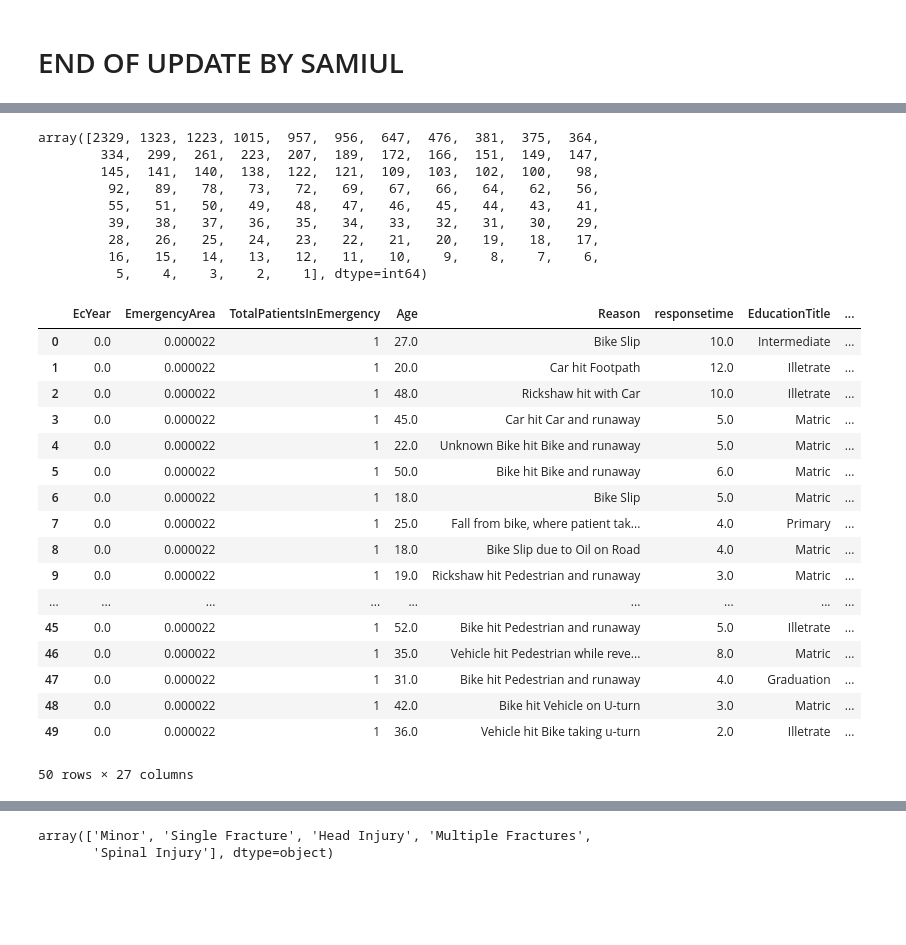
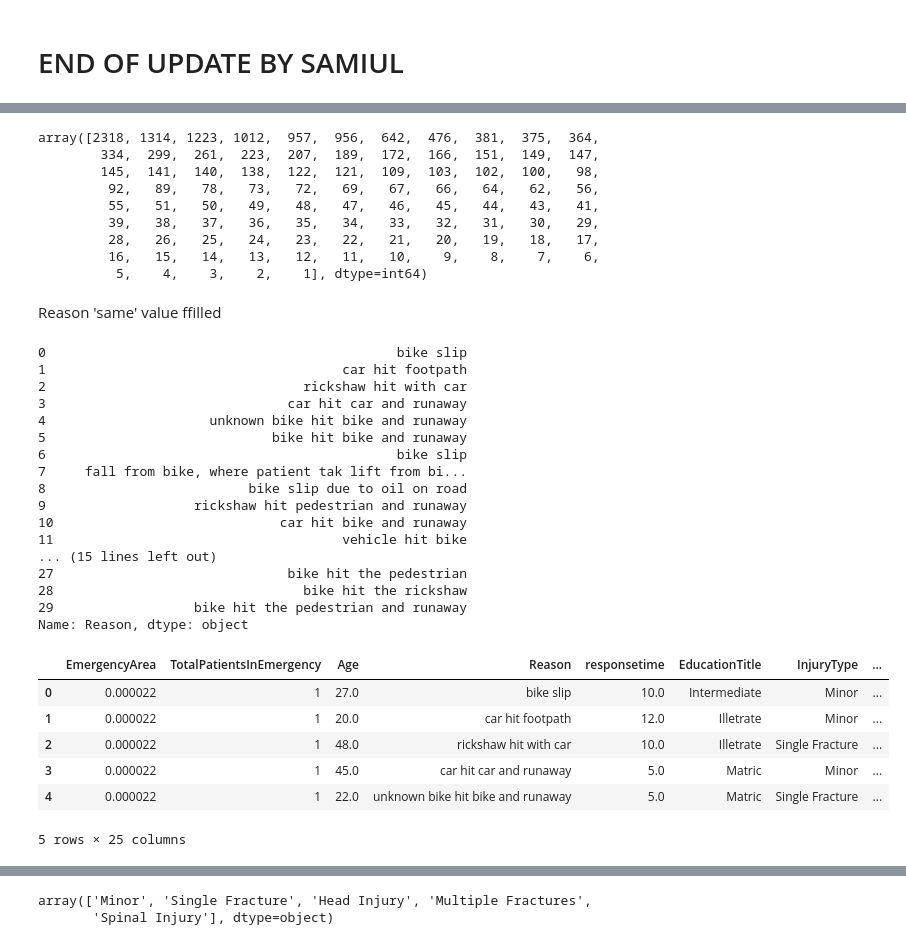
Before and after one commit to B-I-T-W-I-S-E-M-I-N-D-S/Apply-Data-PreProcessing, a Jupyter notebook: Apply_Data_PreProcessing.ipynb, the cells around one changed output, grey strips where cells are left out. Drawn from its saved outputs; the diff is of its cells as text; code cells hidden in the pictures; blank space fills up the shorter version.

```diff
--- a/Apply_Data_PreProcessing.ipynb
+++ b/Apply_Data_PreProcessing.ipynb
@@ -324,7 +320,7 @@ en_df.index = df.index
 
 # Concatenate the one-hot encoded columns with the original DataFrame
 df = pd.concat([df, en_df], axis=1)
-
+df.drop(['PatientStatus'], axis=1, inplace=True)
 # Display the new DataFrame with the encoded columns
 df
 # %% [output]
@@ -423,7 +419,7 @@ en_df.index = df.index
 
 # Concatenate the one-hot encoded columns with the original DataFrame
 df = pd.concat([df, en_df], axis=1)
-
+df.drop(['Gender'], axis=1, inplace=True)
 # Display the new DataFrame with the encoded columns
 df
 # %% [output]
@@ -514,7 +510,7 @@ Name: count, dtype: int64
 #reason column print
 df['Reason'].value_counts().unique()
 # %% [output]
-array([2329, 1323, 1223, 1015,  957,  956,  647,  476,  381,  375,  364,
+array([2318, 1314, 1223, 1012,  957,  956,  642,  476,  381,  375,  364,
         334,  299,  261,  223,  207,  189,  172,  166,  151,  149,  147,
         145,  141,  140,  138,  122,  121,  109,  103,  102,  100,   98,
          92,   89,   78,   73,   72,   69,   67,   66,   64,   62,   56,
@@ -523,24 +519,45 @@ array([2329, 1323, 1223, 1015,  957,  956,  647,  476,  381,  375,  364,
          28,   26,   25,   24,   23,   22,   21,   20,   19,   18,   17,
          16,   15,   14,   13,   12,   11,   10,    9,    8,    7,    6,
           5,    4,    3,    2,    1], dtype=int64)
+# %% [markdown]
+Reason 'same' value ffilled
+# %%
+# Step 1: Clean the "Reason" column by stripping spaces and converting to lowercase for uniformity
+df['Reason'] = df['Reason'].str.strip().str.lower()
+
+# Step 2: Replace 'same' with NaN so that we can forward fill it
+df['Reason'] = df['Reason'].replace('same', None)
+
+# Step 3: Forward fill the NaN values with the previous valid value
+df['Reason'] = df['Reason'].ffill()
+
+# Check the result
+print(df['Reason'].head(30))
+# %% [output]
+0                                             bike slip
+1                                      car hit footpath
+2                                 rickshaw hit with car
+3                               car hit car and runaway
+4                     unknown bike hit bike and runaway
+5                             bike hit bike and runaway
+6                                             bike slip
+7     fall from bike, where patient tak lift from bi...
+8                          bike slip due to oil on road
+9                   rickshaw hit pedestrian and runaway
+10                             car hit bike and runaway
+11                                     vehicle hit bike
+... (15 lines left out)
+27                              bike hit the pedestrian
+28                                bike hit the rickshaw
+29                  bike hit the pedestrian and runaway
+Name: Reason, dtype: object
 # %%
-df.head(50)
+df.head()
 # %% [output]
-|  | EcYear | EmergencyArea | TotalPatientsInEmergency | Age | Reason | responsetime | EducationTitle | ... |
-| 0 | 0.0 | 0.000022 | 1 | 27.0 | Bike Slip | 10.0 | Intermediate | ... |
-| 1 | 0.0 | 0.000022 | 1 | 20.0 | Car hit Footpath | 12.0 | Illetrate | ... |
-| 2 | 0.0 | 0.000022 | 1 | 48.0 | Rickshaw hit with Car | 10.0 | Illetrate | ... |
-| 3 | 0.0 | 0.000022 | 1 | 45.0 | Car hit Car and runaway | 5.0 | Matric | ... |
-| 4 | 0.0 | 0.000022 | 1 | 22.0 | Unknown Bike hit Bike and runaway | 5.0 | Matric | ... |
-| 5 | 0.0 | 0.000022 | 1 | 50.0 | Bike hit Bike and runaway | 6.0 | Matric | ... |
-| 6 | 0.0 | 0.000022 | 1 | 18.0 | Bike Slip | 5.0 | Matric | ... |
-| 7 | 0.0 | 0.000022 | 1 | 25.0 | Fall from bike, where patient tak... | 4.0 | Primary | ... |
-| 8 | 0.0 | 0.000022 | 1 | 18.0 | Bike Slip due to Oil on Road | 4.0 | Matric | ... |
-| 9 | 0.0 | 0.000022 | 1 | 19.0 | Rickshaw hit Pedestrian and runaway | 3.0 | Matric | ... |
-| ... | ... | ... | ... | ... | ... | ... | ... | ... |
-| 45 | 0.0 | 0.000022 | 1 | 52.0 | Bike hit Pedestrian and runaway | 5.0 | Illetrate | ... |
-| 46 | 0.0 | 0.000022 | 1 | 35.0 | Vehicle hit Pedestrian while reve... | 8.0 | Matric | ... |
-| 47 | 0.0 | 0.000022 | 1 | 31.0 | Bike hit Pedestrian and runaway | 4.0 | Graduation | ... |
-| 48 | 0.0 | 0.000022 | 1 | 42.0 | Bike hit Vehicle on U-turn | 3.0 | Matric | ... |
-| 49 | 0.0 | 0.000022 | 1 | 36.0 | Vehicle hit Bike taking u-turn | 2.0 | Illetrate | ... |
+|  | EmergencyArea | TotalPatientsInEmergency | Age | Reason | responsetime | EducationTitle | InjuryType | ... |
+| 0 | 0.000022 | 1 | 27.0 | bike slip | 10.0 | Intermediate | Minor | ... |
+| 1 | 0.000022 | 1 | 20.0 | car hit footpath | 12.0 | Illetrate | Minor | ... |
+| 2 | 0.000022 | 1 | 48.0 | rickshaw hit with car | 10.0 | Illetrate | Single Fracture | ... |
+| 3 | 0.000022 | 1 | 45.0 | car hit car and runaway | 5.0 | Matric | Minor | ... |
+| 4 | 0.000022 | 1 | 22.0 | unknown bike hit bike and runaway | 5.0 | Matric | Single Fracture | ... |
-50 rows × 27 columns
+5 rows × 25 columns
```
Also changed, not shown: parts of 17 cells of this notebook.
